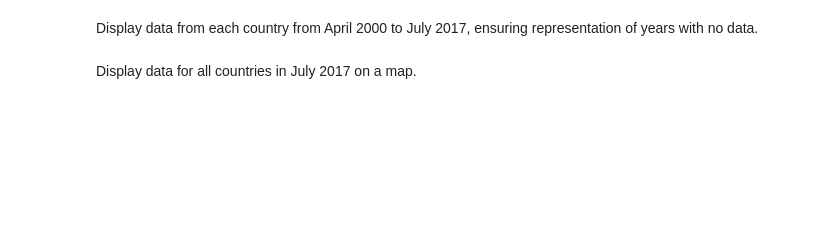
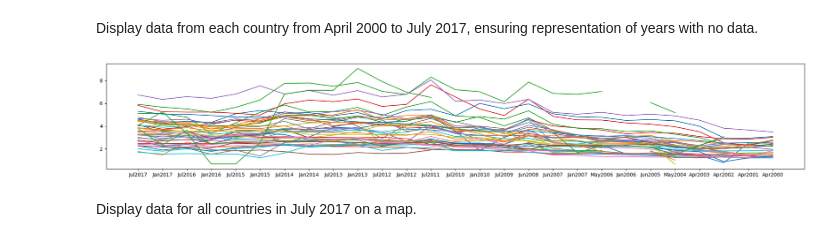
Before and after one commit to sasha704/big-mac-analysis, a Jupyter notebook: analysis.ipynb, the cells around one changed output. Drawn from its saved outputs; the diff is of its cells as text; code cells hidden in the pictures; blank space fills up the shorter version.

Commit message:
display prices for all countries for all years in one graph

```diff
--- a/analysis.ipynb
+++ b/analysis.ipynb
@@ -53,4 +58,45 @@ plt.show()
 # %% [markdown]
 Display data from each country from April 2000 to July 2017, ensuring representation of years with no data.
+# %%
+from collections import defaultdict
+import math
+
+# set the default plot size
+plt.rcParams["figure.figsize"] = [20, 3.50]
+plt.rcParams["figure.autolayout"] = True
+
+# create a dictionary with country names as keys and lists of prices as values
+dollar_prices = defaultdict(list)
+
+# set initial list size to 0
+size = 0
+
+# for each sheet in the excel file
+for sheet in data_full.sheet_names:
+    # read in the sheet as a dataframe
+    data = pd.read_excel(data_full, sheet)
+
+    # store the dollar price for each country in dictionary
+    for country in data['Country']:
+
+        # retrieve the dollar price for each country
+        dollar_price = data.loc[data['Country'] == country, 'dollar_price']
+
+        # append the dollar price to the list
+        dollar_prices[country].append(dollar_price)
+
+# plot the prices with the sheet names as the x axis labels
+for country in data['Country']:
+    country_prices = dollar_prices[country]
+
+    # don't plot countries that don't appear in most recent sheet
+    if len(country_prices) == 27:
+        plt.plot(data_full.sheet_names, country_prices)
+
+
+# show the plot
+plt.show()
+# %% [output]
+[figure, added]
 # %% [markdown]
 Display data for all countries in July 2017 on a map.
```
Also changed, not shown: parts of 2 cells of this notebook.
